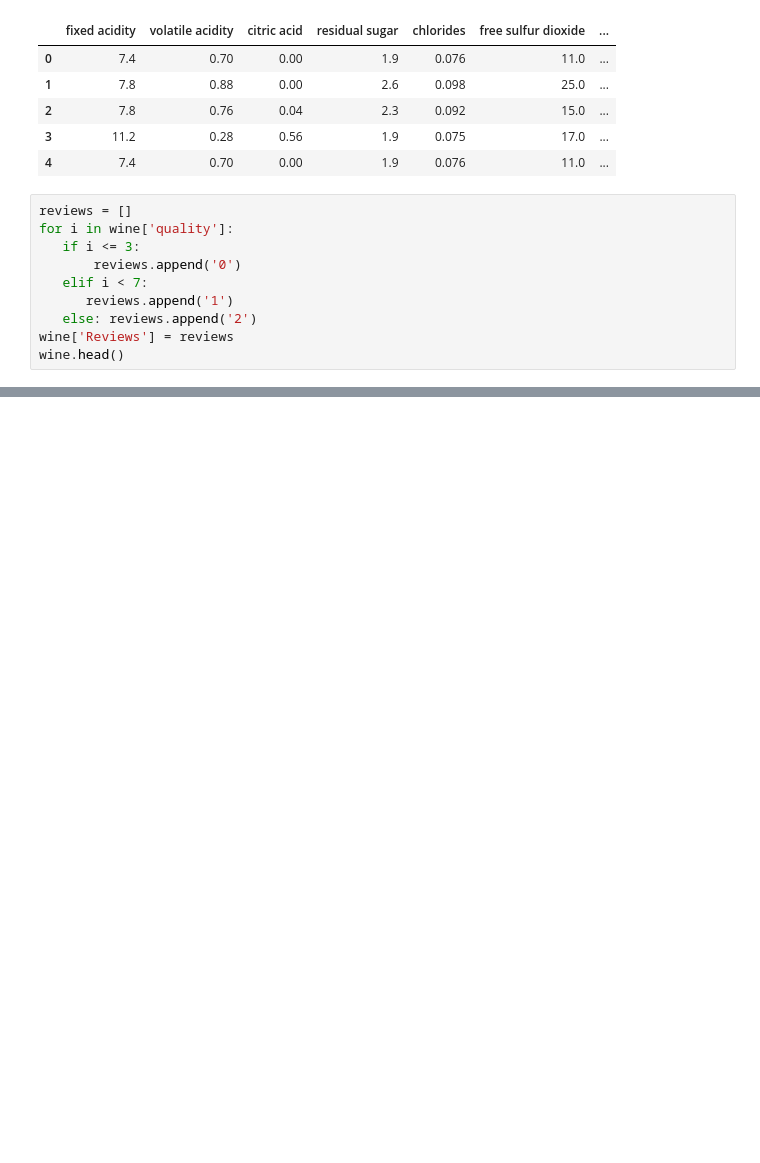
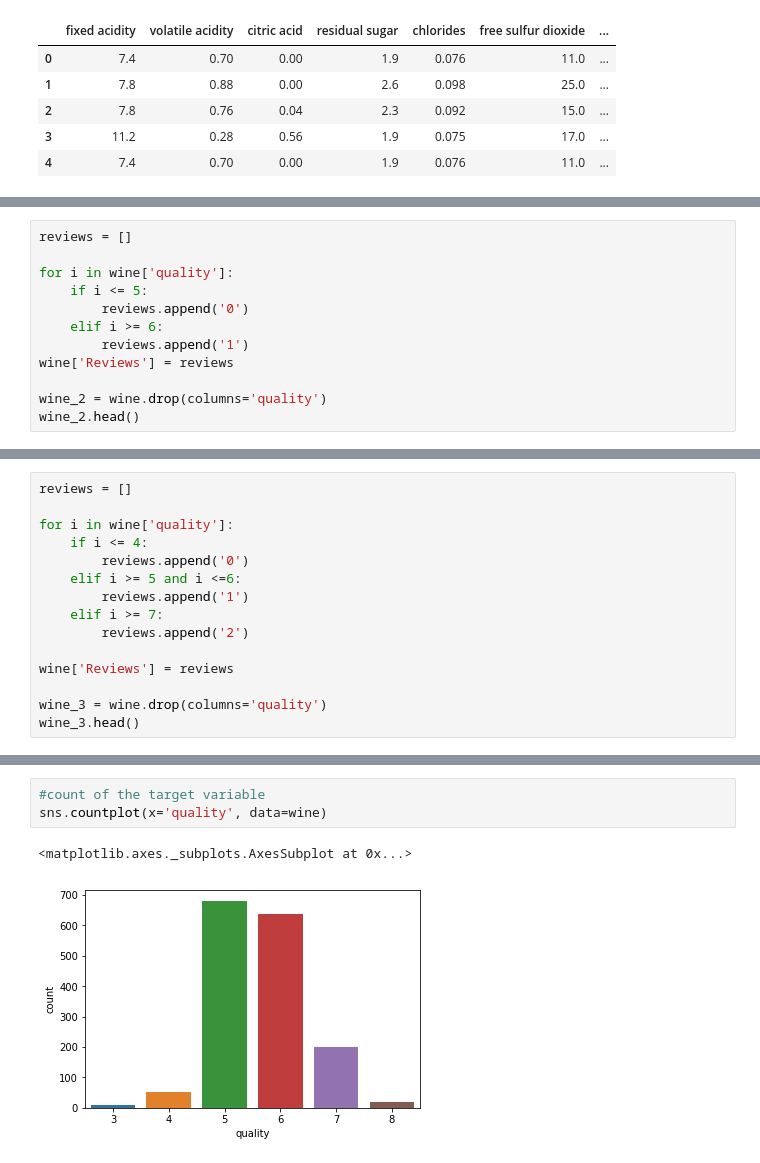
Before and after one commit to Alexis-Summey/Read_Between_the_Wines, a Jupyter notebook: wine_quality_nd.ipynb, the cells around one changed output, grey strips where cells are left out. Saved outputs shown, nothing was run; the diff lists cells and outputs as text; blank space fills up the shorter version.

```diff
--- a/wine_quality_nd.ipynb
+++ b/wine_quality_nd.ipynb
@@ -14,13 +18,3 @@ wine.head()
 | 2 | 7.8 | 0.76 | 0.04 | 2.3 | 0.092 | 15.0 | ... |
 | 3 | 11.2 | 0.28 | 0.56 | 1.9 | 0.075 | 17.0 | ... |
 | 4 | 7.4 | 0.70 | 0.00 | 1.9 | 0.076 | 11.0 | ... |
-# %%
-reviews = []
-for i in wine['quality']:
-   if i <= 3:
-       reviews.append('0')
-   elif i < 7:
-      reviews.append('1')
-   else: reviews.append('2')
-wine['Reviews'] = reviews
-wine.head()
@@ -238,0 +21,12 @@ ValueError: A target array with shape (1199, 3) was passed for an output of shap
+# %%
+reviews = []
+
+for i in wine['quality']:
+    if i <= 5:
+        reviews.append('0')
+    elif i >= 6:
+        reviews.append('1')
+wine['Reviews'] = reviews
+
+wine_2 = wine.drop(columns='quality')
+wine_2.head()
@@ -238,0 +40,15 @@ ValueError: A target array with shape (1199, 3) was passed for an output of shap
+# %%
+reviews = []
+
+for i in wine['quality']:
+    if i <= 4:
+        reviews.append('0')
+    elif i >= 5 and i <=6:
+        reviews.append('1')
+    elif i >= 7:
+        reviews.append('2')
+
+wine['Reviews'] = reviews
+
+wine_3 = wine.drop(columns='quality')
+wine_3.head()
@@ -238,0 +62,6 @@ ValueError: A target array with shape (1199, 3) was passed for an output of shap
+# %%
+#count of the target variable
+sns.countplot(x='quality', data=wine)
+# %% [output]
+<matplotlib.axes._subplots.AxesSubplot at 0x...>
+[figure, added]
```
Also changed, not shown: parts of 75 cells of this notebook.
